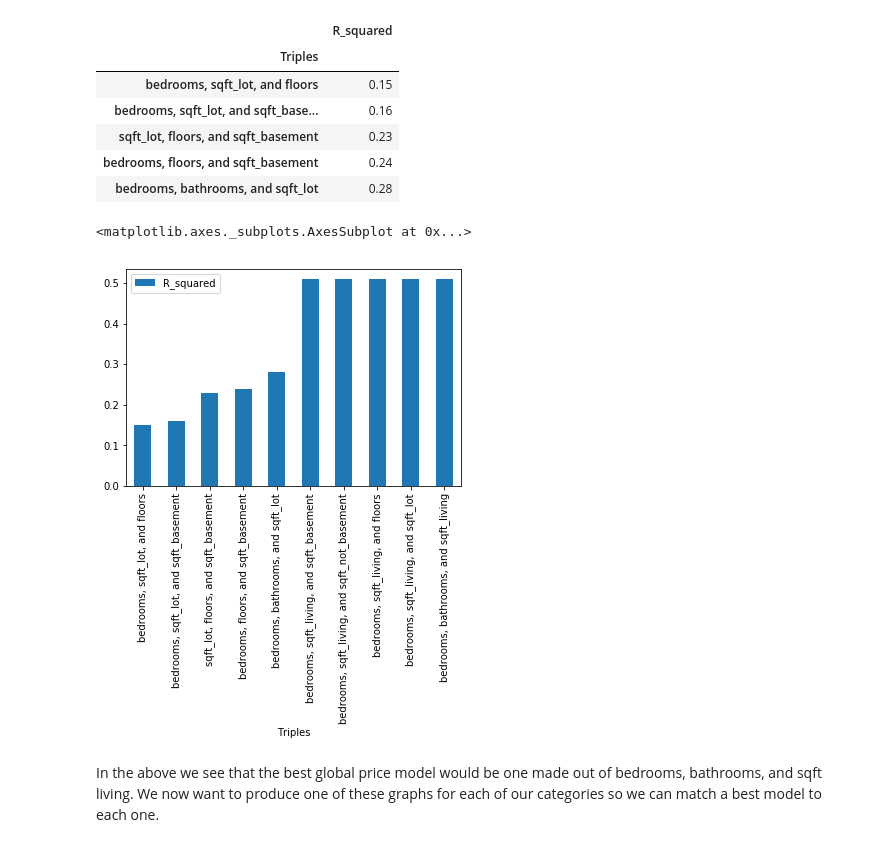
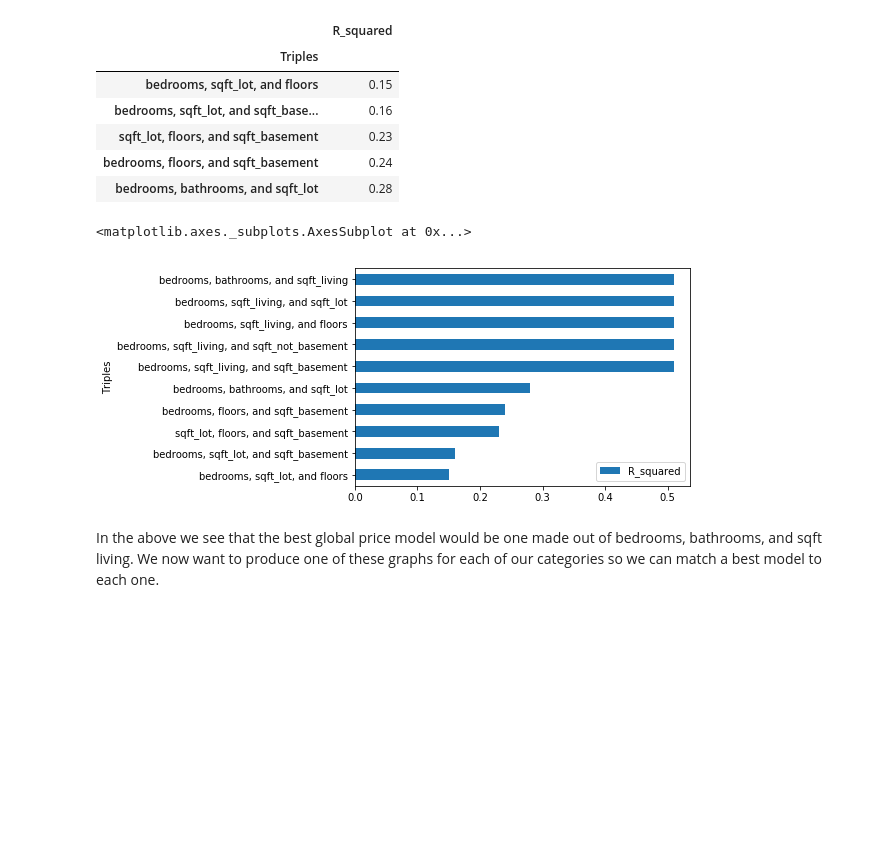
Before and after one commit to Greg-S-12/Mod1_Project, a Jupyter notebook: final_notebook.ipynb, the cells around one changed output. Saved outputs shown, nothing was run; the diff lists cells and outputs as text; code cells hidden in the pictures; blank space fills up the shorter version.

```diff
--- a/final_notebook.ipynb
+++ b/final_notebook.ipynb
@@ -282,10 +302,10 @@ r2(df_control).head()
 # %%
 # Ploting the R squared values for the five worst and five best models globally without any splitting
 
-r2(df_control)[:5].append(r2(df_control)[-5:]).plot.bar()
+r2(df_control)[:5].append(r2(df_control)[-5:]).plot.barh()
 # %% [output]
 <matplotlib.axes._subplots.AxesSubplot at 0x...>
-[figure, old version]
+[figure, new version]
 # %% [markdown]
 In the above we see that the best global price model would be one made out of bedrooms, bathrooms, and sqft living. We now want to produce one of these graphs for each of our categories so we can match a best model to each one.
 # %%
```
Also changed, not shown: parts of 36 cells of this notebook.
